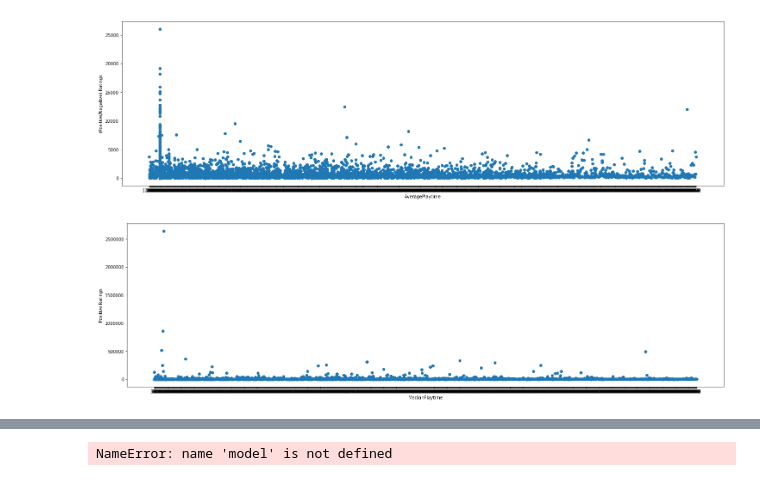
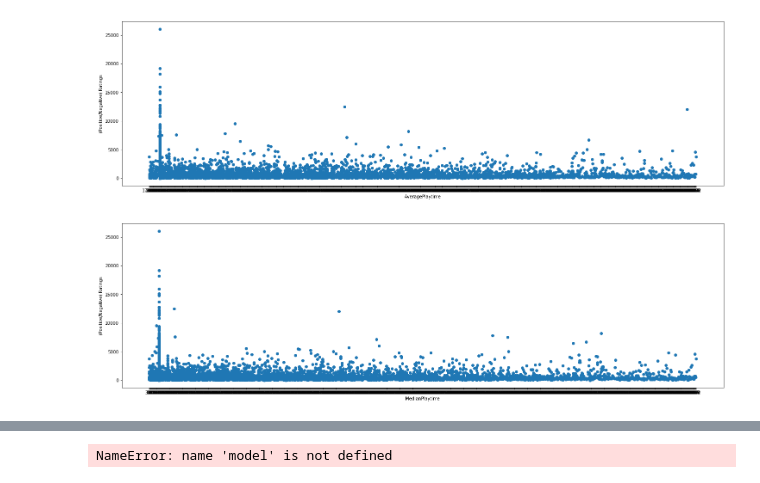
Before and after one commit to acpedersen/Project-2---Steam-Game-Rating-Predictions, a Jupyter notebook: SteamGames.ipynb, the cells around one changed output, grey strips where cells are left out. Saved outputs shown, nothing was run; the diff lists cells and outputs as text; code cells hidden in the pictures.

```diff
--- a/SteamGames.ipynb
+++ b/SteamGames.ipynb
@@ -104,9 +104,9 @@ pos("AveragePlaytime")
 # %% [output]
 [figure]
 # %%
-pos("MedianPlaytime")
+pos_neg("MedianPlaytime")
 # %% [output]
-[figure, old version]
+[figure, new version]
 # %%
 features = df.columns.drop(["PositiveRatings"])
 target = 'PositiveRatings'
```
Also changed, not shown: parts of 8 cells of this notebook.
